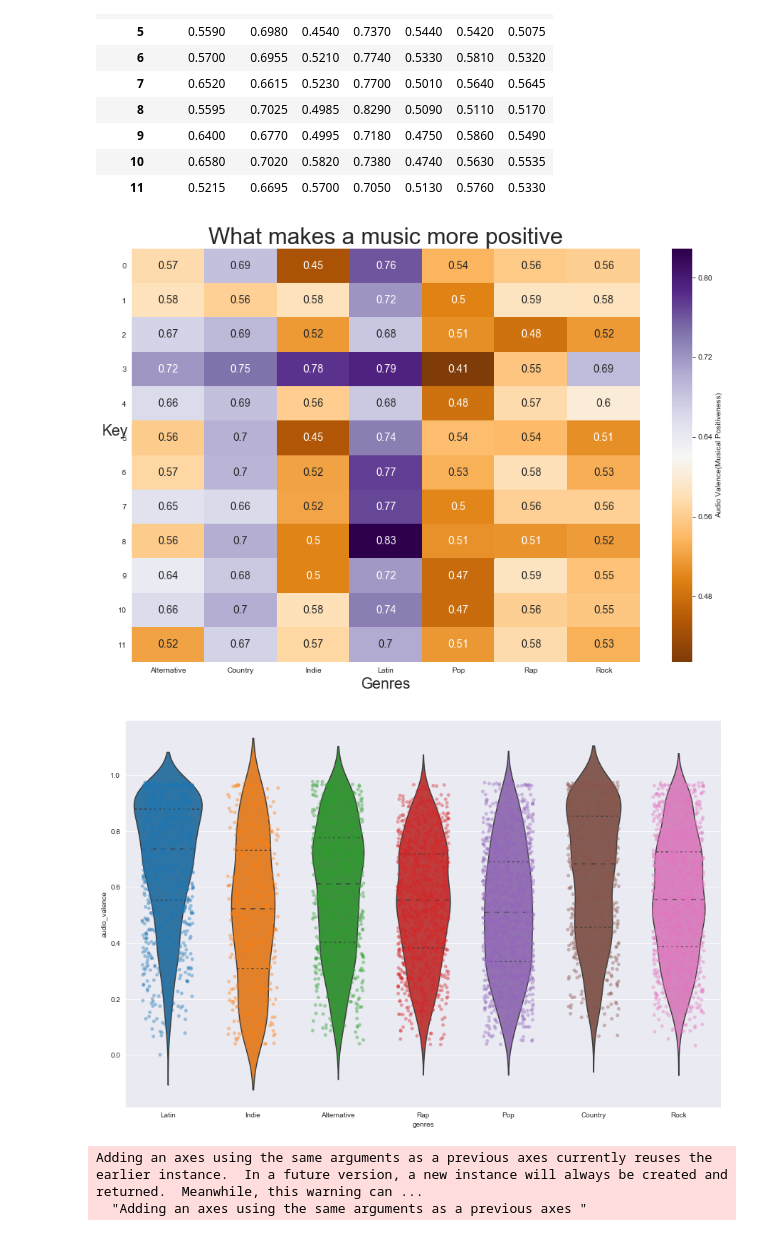
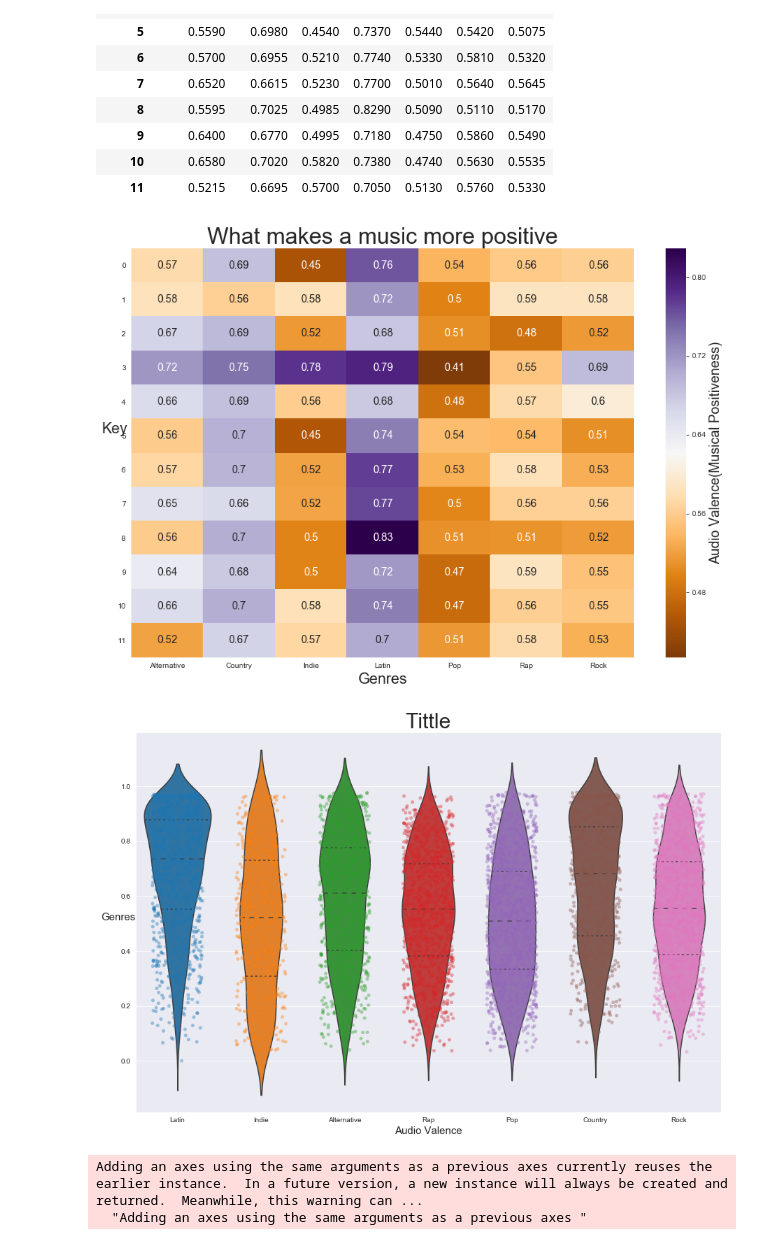
Before and after one commit to GolAbrishami/anlt232hw2, a Jupyter notebook: temp.ipynb, the cells around one changed output. Saved outputs shown, nothing was run; the diff lists cells and outputs as text; code cells hidden in the pictures.

```diff
--- a/temp.ipynb
+++ b/temp.ipynb
@@ -390,20 +390,26 @@ plt.yticks(rotation = 0)
 plt.title('What makes a music more positive',fontsize=30)
 plt.ylabel('Key\n',fontsize=20).set_rotation(0)
 plt.xlabel('Genres',fontsize=20).set_rotation(0)
+ax.figure.axes[-1].yaxis.label.set_size(18)
 
 
 plt.show()
 # %% [output]
-[figure, old version]
+[figure, new version]
 # %%
 
 sns.set_style('darkgrid')
 
 my_plot = sns.violinplot(x='genres', y='audio_valence', data=new_songs_df, inner="quartile",alpha=.1)
 my_plot = sns.stripplot(x='genres', y='audio_valence', data=new_songs_df, jitter=0.3,alpha=.4)
+
+plt.title('Tittle',fontsize=30)
+plt.ylabel('Genres',fontsize=15).set_rotation(0)
+plt.xlabel('Audio Valence',fontsize=15).set_rotation(0)
+
 plt.show()
 # %% [output]
-[figure, old version]
+[figure, new version]
 # %%
 fig = plt.figure(figsize=(15,15))
 
```
